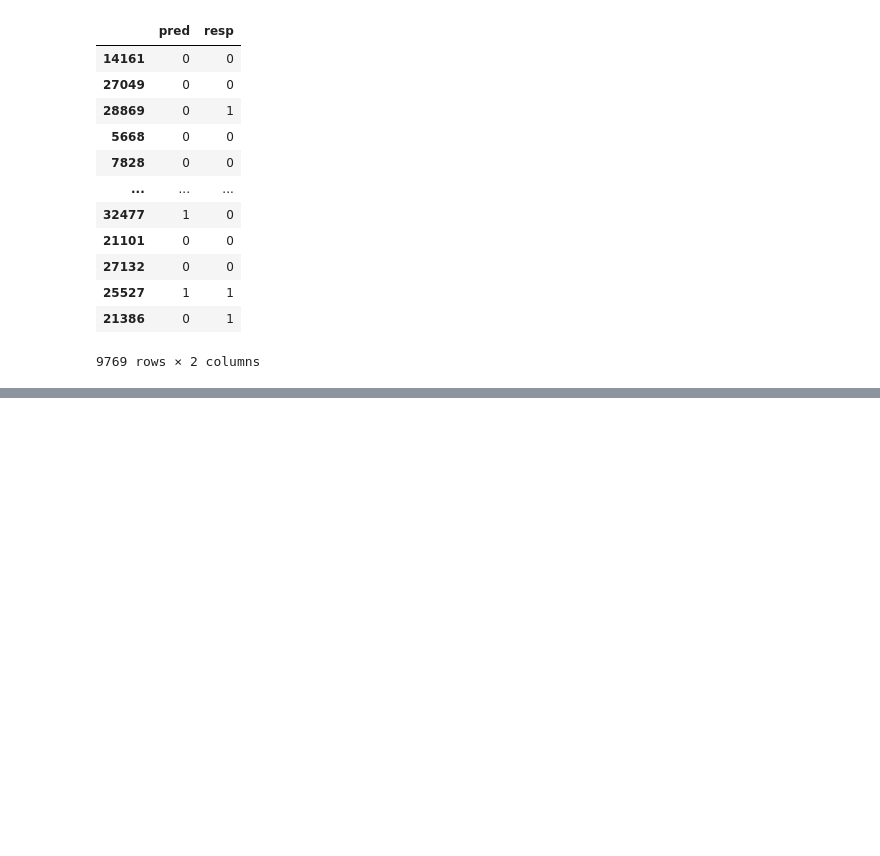
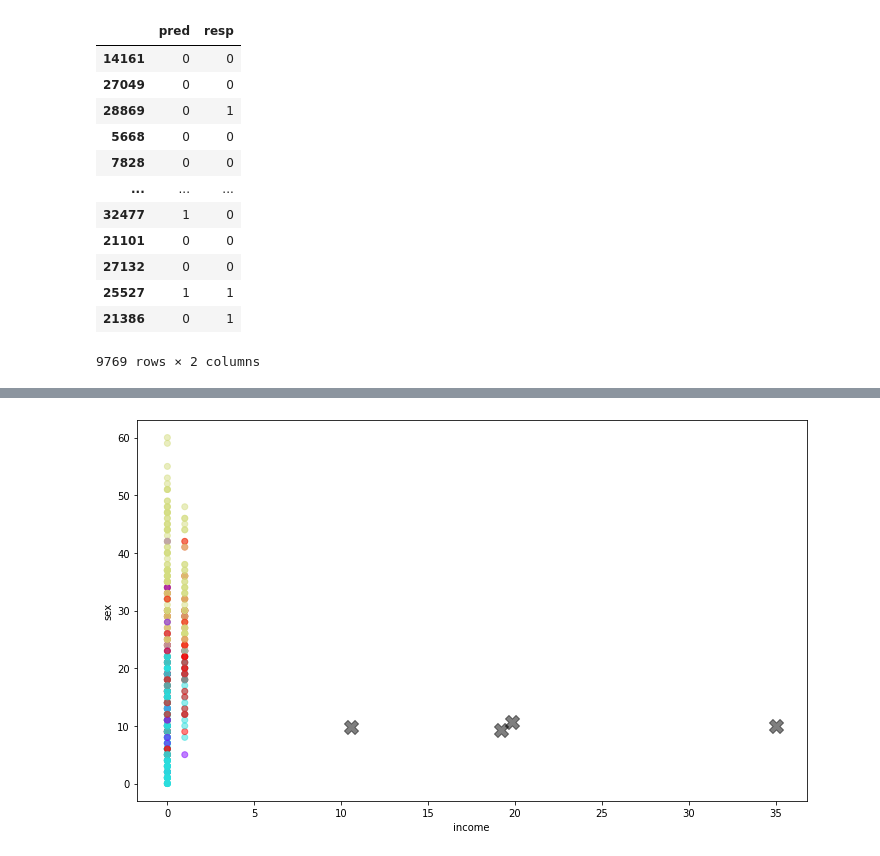
Before and after one commit to StoneHg/IA2, a Jupyter notebook: NAC2 IA.ipynb, the cells around one changed output, grey strips where cells are left out. Drawn from its saved outputs; the diff is of its cells as text; code cells hidden in the pictures; blank space fills up the shorter version.

```diff
--- a/NAC2 IA.ipynb
+++ b/NAC2 IA.ipynb
@@ -226,0 +250,16 @@ ValueError: could not convert string to float: ' Bachelors'
+# %%
+kmeans = KMeans(n_clusters=4, random_state=100)
+kmeans.fit(data_select)
+# salva os centroides
+centroides = kmeans.cluster_centers_
+# salva as labels dos clusters para cada exemplo
+y_kmeans = kmeans.predict(data_select)
+
+plt.scatter(data_select.income, data_select.age, c=y_kmeans, alpha=0.5, cmap='rainbow')
+plt.xlabel('income')
+plt.ylabel('sex')
+# plota os centroides também
+plt.scatter(centroides[:, 0], centroides[:, 1], c='black', marker='X', s=200, alpha=0.5)
+plt.show()
+# %% [output]
+[figure, added]
```
Also changed, not shown: parts of 47 cells of this notebook.
